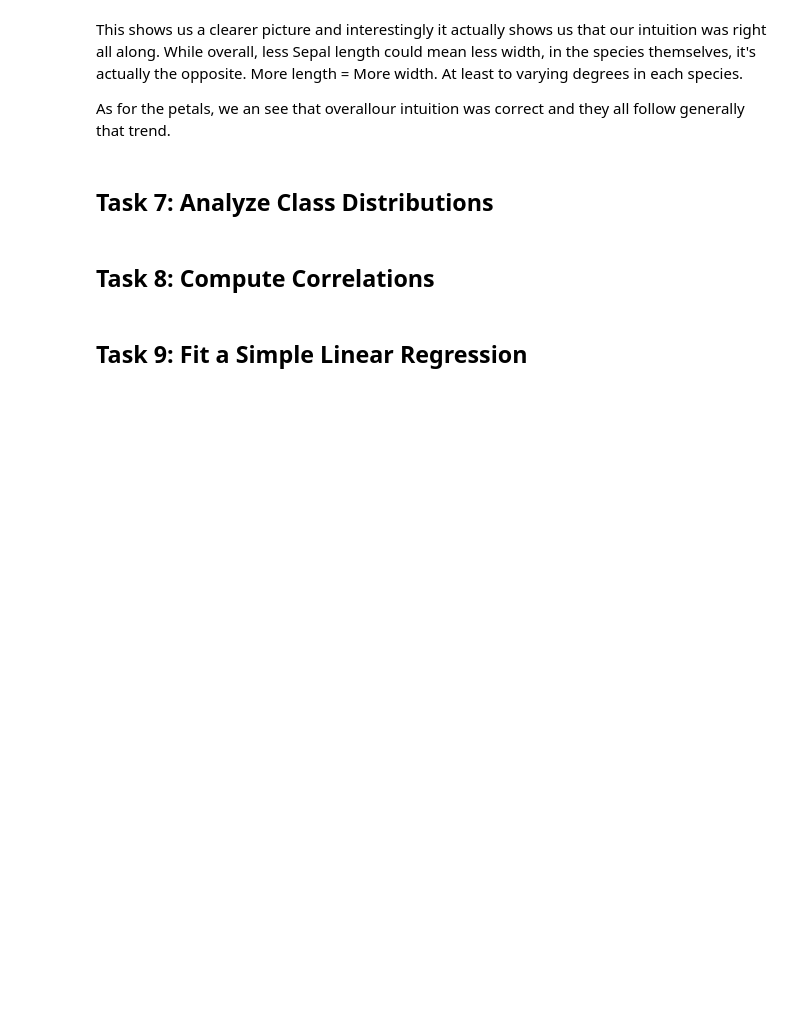
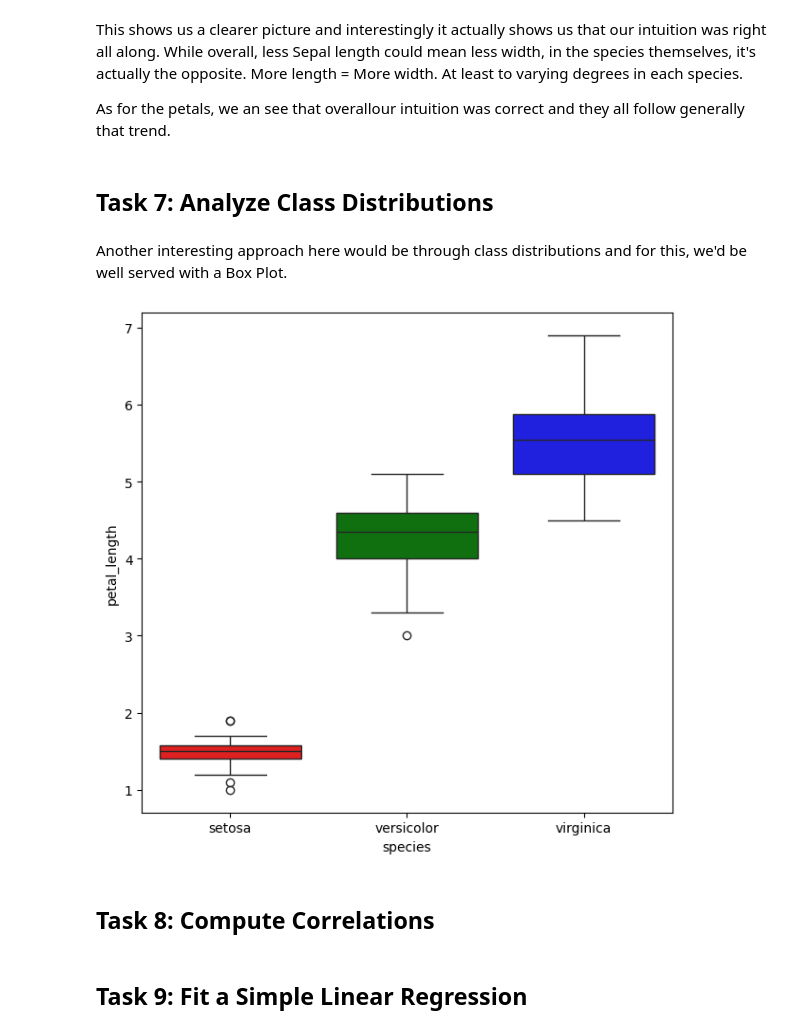
Before and after one commit to LoicBagnoud/principles_of_data_analytics, a Jupyter notebook: tasks.ipynb, the cells around one changed output. Saved outputs shown, nothing was run; the diff lists cells and outputs as text; code cells hidden in the pictures; blank space fills up the shorter version.

```diff
--- a/tasks.ipynb
+++ b/tasks.ipynb
@@ -406,11 +409,11 @@ for sp in df['species'].unique():
     # I was a bit stuck here, but ChatGPT helped me with calculating for each species specifically with this section of the code.
     # Reference - ChatGPT - Answer:
     '''
-    # Create a polynomial (linear) function based on the slope and intercept
-    # Think of it this way: you have a formula for a straight line,y=slope×x+intercept. The function np.poly1d((slope, intercept))
-    # takes the numbers for the slope and intercept and packages them into a "calculator" function. This new function (which we often call line_func) lets you plug in any x-value,
-    # and it will automatically compute the corresponding y-value using that formula. In simple terms, it's like turning the equation of your
-    # line into a tool you can use to get y-values for any x you choose.
+    Create a polynomial (linear) function based on the slope and intercept
+    Think of it this way: you have a formula for a straight line,y=slope×x+intercept. The function np.poly1d((slope, intercept))
+    takes the numbers for the slope and intercept and packages them into a "calculator" function. This new function (which we often call line_func) lets you plug in any x-value,
+    and it will automatically compute the corresponding y-value using that formula. In simple terms, it's like turning the equation of your
+    line into a tool you can use to get y-values for any x you choose.
     '''
     # This basically led me to this function and further research on poly1d.
     line_func = np.poly1d((slope, intercept))
@@ -471,6 +474,35 @@ to varying degrees in each species.
 As for the petals, we an see that overallour intuition was correct and they all follow generally that trend.
 # %% [markdown]
 ## Task 7: Analyze Class Distributions
+# %% [markdown]
+Another interesting approach here would be through class distributions and for this, we'd be well served with a Box Plot.
+# %%
+# For this, we start out once again with the .figure function. This will require seaborn in order for us to have better control and show all three boxplots into one figure
+# My original code was something like this:
+'''
+plt.figure(figsize=(12, 6))
+plt.subplot(1, 2, 1)
+sns.boxplot(x="species", y="petal_length", data=df, palette=colors)
+plt.tight_layout()
+'''
+# This was functional for what we wanted but unfortunately I kept getting a Futurewarning in Jupyter Notebooks that I needed removed. After clarifying with ChatGPT:
+# Reference - ChatGPT - Answer:
+'''
+The warning is telling you that in a future version of Seaborn, passing a palette without assigning a hue is deprecated.
+To fix this and remove the warning, you can assign the same variable used for x (in this case, "species")
+to the hue parameter and then disable the legend.
+'''
+# As such, I followed its advice and corrected it. The correction itself was already in the error, but I thought it interesting to share this.
+plt.figure(figsize=(12, 6))
+plt.subplot(1, 2, 1)
+sns.boxplot(x="species", y="petal_length", data=df, hue="species", palette=colors, legend=False)
+plt.tight_layout()
+plt.show()
+
+# References - https://medium.com/@hfahmida/eda-for-iris-dataset-with-boxplots-violin-plots-heatmap-pairwise-plots-535275b4c2a0
+#              https://matplotlib.org/stable/gallery/statistics/boxplot_demo.html
+# %% [output]
+[figure, added]
 # %% [markdown]
 ## Task 8: Compute Correlations
 # %% [markdown]
```
Also changed, not shown: parts of 1 cell of this notebook.
